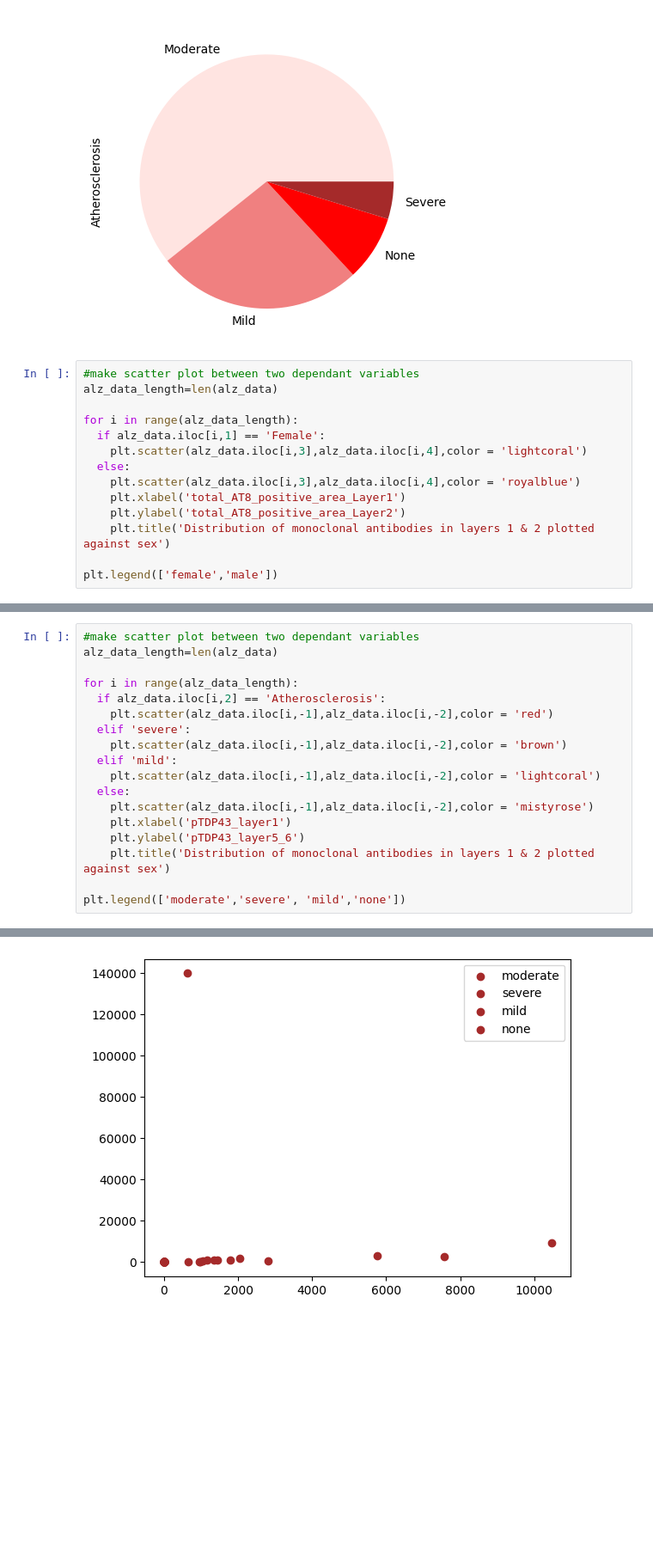
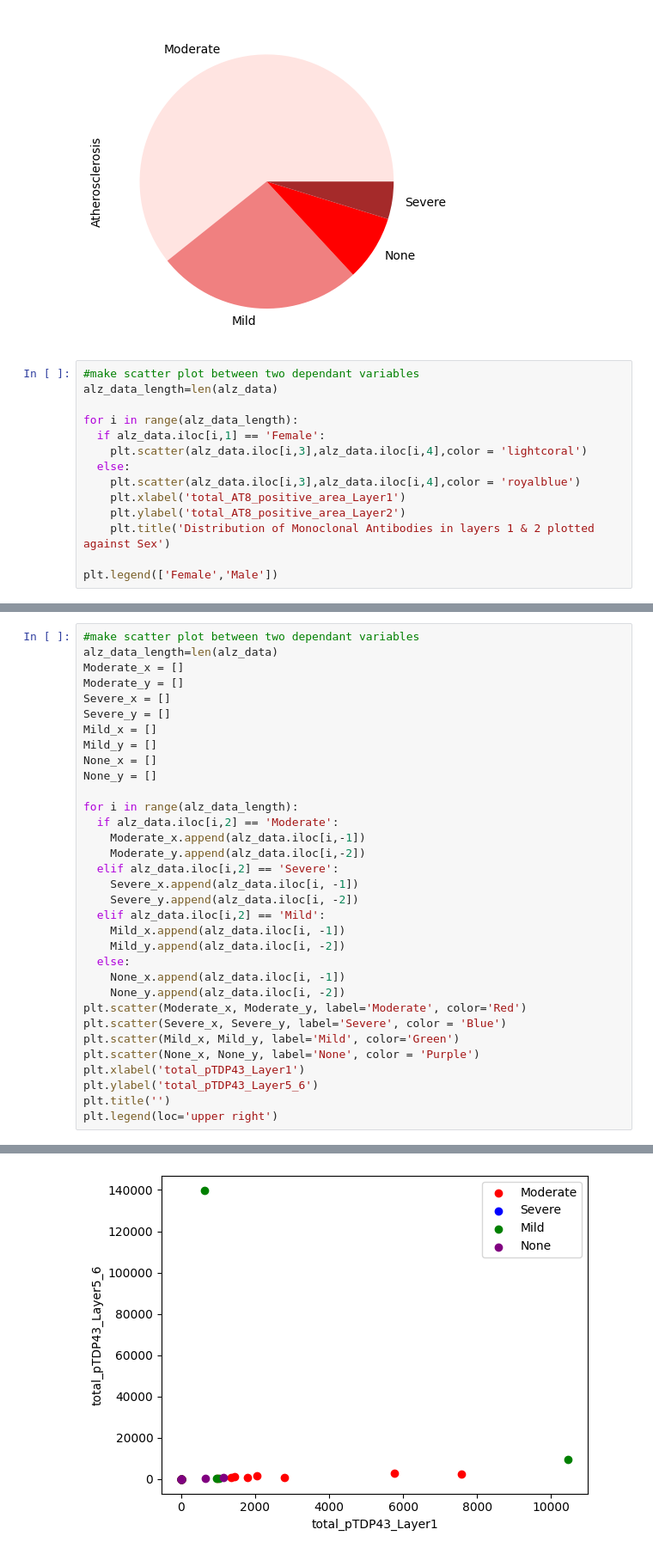
Before and after one commit to nellyfadil/Neuro-265, a Jupyter notebook: FinalPosterPres.ipynb, the cells around one changed output, grey strips where cells are left out. Shown at 86% size. Saved outputs shown, nothing was run; the diff lists cells and outputs as text; blank space fills up the shorter version.

```diff
--- a/FinalPosterPres.ipynb
+++ b/FinalPosterPres.ipynb
@@ -97,8 +83,8 @@ for i in range(alz_data_length):
     plt.scatter(alz_data.iloc[i,3],alz_data.iloc[i,4],color = 'royalblue')
     plt.xlabel('total_AT8_positive_area_Layer1')
     plt.ylabel('total_AT8_positive_area_Layer2')
-    plt.title('Distribution of monoclonal antibodies in layers 1 & 2 plotted against sex')
+    plt.title('Distribution of Monoclonal Antibodies in layers 1 & 2 plotted against Sex')
 
-plt.legend(['female','male'])
+plt.legend(['Female','Male'])
 # %% [output]
 <matplotlib.legend.Legend at 0x...>
@@ -106,24 +92,39 @@ plt.legend(['female','male'])
 # %%
 #make scatter plot between two dependant variables
 alz_data_length=len(alz_data)
+Moderate_x = []
+Moderate_y = []
+Severe_x = []
+Severe_y = []
+Mild_x = []
+Mild_y = []
+None_x = []
+None_y = []
 
 for i in range(alz_data_length):
-  if alz_data.iloc[i,2] == 'Atherosclerosis':
-    plt.scatter(alz_data.iloc[i,-1],alz_data.iloc[i,-2],color = 'red')
-  elif 'severe':
-    plt.scatter(alz_data.iloc[i,-1],alz_data.iloc[i,-2],color = 'brown')
-  elif 'mild':
-    plt.scatter(alz_data.iloc[i,-1],alz_data.iloc[i,-2],color = 'lightcoral')
+  if alz_data.iloc[i,2] == 'Moderate':
+    Moderate_x.append(alz_data.iloc[i,-1])
+    Moderate_y.append(alz_data.iloc[i,-2])
+  elif alz_data.iloc[i,2] == 'Severe':
+    Severe_x.append(alz_data.iloc[i, -1])
+    Severe_y.append(alz_data.iloc[i, -2])
+  elif alz_data.iloc[i,2] == 'Mild':
+    Mild_x.append(alz_data.iloc[i, -1])
+    Mild_y.append(alz_data.iloc[i, -2])
   else:
-    plt.scatter(alz_data.iloc[i,-1],alz_data.iloc[i,-2],color = 'mistyrose')
-    plt.xlabel('pTDP43_layer1')
-    plt.ylabel('pTDP43_layer5_6')
-    plt.title('Distribution of monoclonal antibodies in layers 1 & 2 plotted against sex')
-
-plt.legend(['moderate','severe', 'mild','none'])
+    None_x.append(alz_data.iloc[i, -1])
+    None_y.append(alz_data.iloc[i, -2])
+plt.scatter(Moderate_x, Moderate_y, label='Moderate', color='Red')
+plt.scatter(Severe_x, Severe_y, label='Severe', color = 'Blue')
+plt.scatter(Mild_x, Mild_y, label='Mild', color='Green')
+plt.scatter(None_x, None_y, label='None', color = 'Purple')
+plt.xlabel('total_pTDP43_Layer1')
+plt.ylabel('total_pTDP43_Layer5_6')
+plt.title('')
+plt.legend(loc='upper right')
 # %% [output]
 <matplotlib.legend.Legend at 0x...>
-[figure, old version]
+[figure, new version]
 # %%
 #Make variables into numpy arrays
 female_at8_layer1 = np.array(alz_data.loc[alz_data['Sex'] == 'Female',['total_AT8_positive_area_Layer1']])
```
Also changed, not shown: parts of 10 cells of this notebook.
